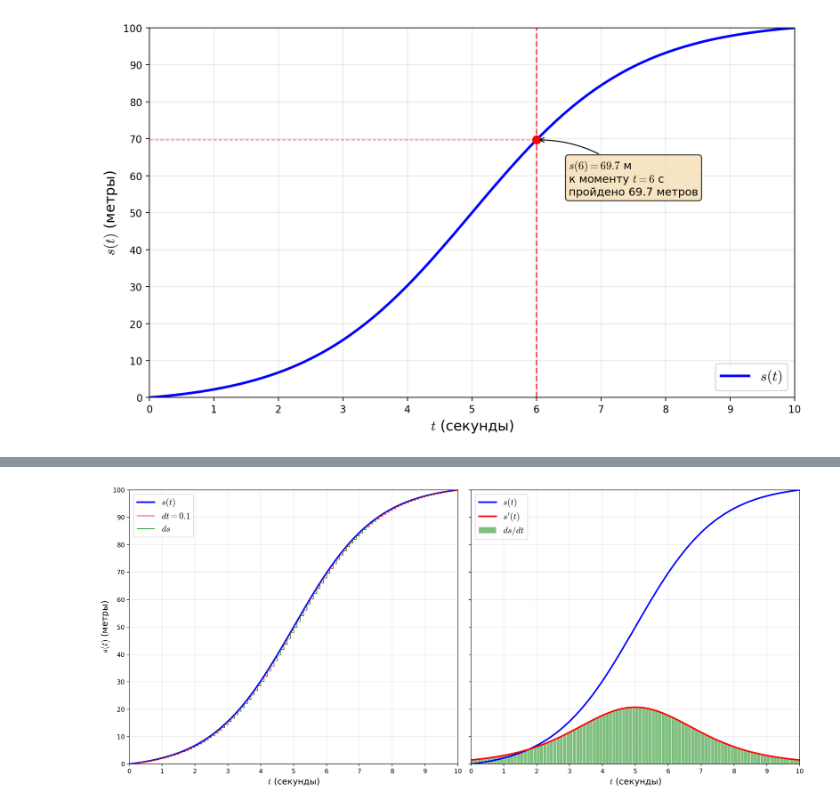
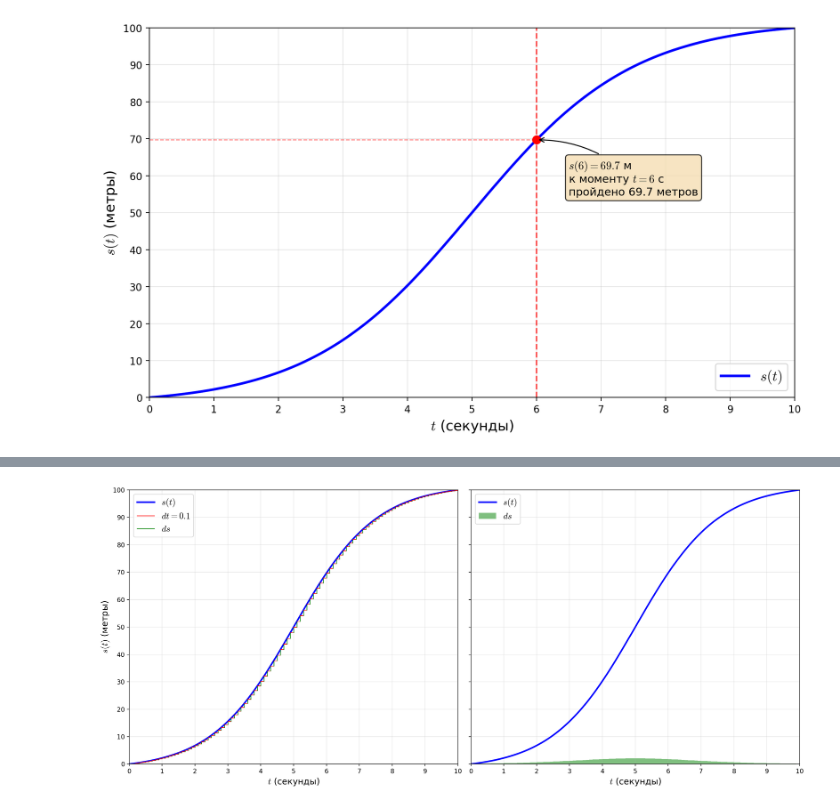
Before and after one commit to sabahtalateh/ainots, a Jupyter notebook: calculus/02-derivative-paradox.ipynb, the cells around one changed output, grey strips where cells are left out. Drawn from its saved outputs; the diff is of its cells as text; code cells hidden in the pictures.

```diff
--- a/calculus/02-derivative-paradox.ipynb
+++ b/calculus/02-derivative-paradox.ipynb
@@ -118,57 +185,54 @@ plt.show()
 # %%
 # ===== dt = 0.1 =====
-dt = 0.1
-n_intervals = int(10 / dt)  # 100 интервалов
+dt_01 = 0.1
+n_intervals_01 = int(10 / dt_01)  # 100 интервалов
 
-fig2, (ax3, ax4) = plt.subplots(1, 2, figsize=(16, 7), facecolor='white', sharey=True)
+fig3, (ax5, ax6) = plt.subplots(1, 2, figsize=(16, 7), facecolor='white', sharey=True)
 
 # ===== Левый график: с dt и ds =====
-ax3.set_facecolor('white')
-ax3.plot(t, s(t), 'b-', linewidth=2.5, label=r'$s(t)$')
+ax5.set_facecolor('white')
+ax5.plot(t, s(t), 'b-', linewidth=2.5, label=r'$s(t)$')
 
 # Выделяем dt и ds для интервалов
-for i in range(n_intervals):
-    t1 = i * dt
-    t2 = t1 + dt
+for i in range(n_intervals_01):
+    t1 = i * dt_01
+    t2 = t1 + dt_01
     s1, s2 = s(t1), s(t2)
 
     # Горизонтальная линия dt
-    ax3.plot([t1, t2], [s1, s1], 'r-', linewidth=1, label=r'$dt = 0.1$' if i == 0 else '')
+    ax5.plot([t1, t2], [s1, s1], 'r-', linewidth=1, label=r'$dt = 0.1$' if i == 0 else '')
 
     # Вертикальная линия ds
-    ax3.plot([t2, t2], [s1, s2], 'g-', linewidth=1, label=r'$ds$' if i == 0 else '')
+    ax5.plot([t2, t2], [s1, s2], 'g-', linewidth=1, label=r'$ds$' if i == 0 else '')
 
-ax3.set_xlabel(r'$t$ (секунды)', fontsize=14)
-ax3.set_ylabel(r'$s(t)$ (метры)', fontsize=14)
-ax3.set_xlim(0, 10)
-ax3.set_ylim(0, 100)
-ax3.set_xticks(range(0, 11))
-ax3.set_yticks(range(0, 110, 10))
-ax3.legend(loc='upper left', fontsize=14)
-ax3.grid(True, alpha=0.3)
+ax5.set_xlabel(r'$t$ (секунды)', fontsize=14)
+ax5.set_ylabel(r'$s(t)$ (метры)', fontsize=14)
+ax5.set_xlim(0, 10)
+ax5.set_ylim(0, 100)
+ax5.set_xticks(range(0, 11))
+ax5.set_yticks(range(0, 110, 10))
+ax5.legend(loc='upper left', fontsize=14)
+ax5.grid(True, alpha=0.3)
 
 # ===== Правый график: s(t) и столбики ds =====
-ax4.set_facecolor('white')
-ax4.plot(t, s(t), 'b-', linewidth=2.5, label=r'$s(t)$')
+ax6.set_facecolor('white')
+ax6.plot(t, s(t), 'b-', linewidth=2.5, label=r'$s(t)$')
 
-# Вычисляем ds/dt для каждого интервала (скорость)
-t_bars_01 = np.arange(dt/2, 10, dt)  # Центры столбиков
-ds_dt_values_01 = [(s((i+1)*dt) - s(i*dt)) / dt for i in range(n_intervals)]
+# Вычисляем ds для каждого интервала (без деления на dt!)
+t_bars_01 = np.arange(dt_01/2, 10, dt_01)  # Центры столбиков
+ds_values_01 = [s((i+1)*dt_01) - s(i*dt_01) for i in range(n_intervals_01)]
 
-# Столбики ds/dt (скорость)
-ax4.bar(t_bars_01, ds_dt_values_01, width=dt*0.9, alpha=0.5, color='green', label=r'$ds/dt$')
+# Столбики ds
+ax6.bar(t_bars_01, ds_values_01, width=dt_01, alpha=0.5, color='green', label=r'$ds$')
 
-# Линия производной s'(t)
-ax4.plot(t, s_derivative(t), 'r-', linewidth=2.5, label=r"$s'(t)$")
+ax6.set_xlabel(r'$t$ (секунды)', fontsize=14)
+ax6.set_xlim(0, 10)
+ax6.set_xticks(range(0, 11))
+ax6.legend(loc='upper left', fontsize=14)
 
-ax4.set_xlabel(r'$t$ (секунды)', fontsize=14)
-ax4.set_xlim(0, 10)
-ax4.set_xticks(range(0, 11))
-ax4.legend(loc='upper left', fontsize=14)
-
-ax4.grid(True, alpha=0.3)
+ax6.grid(True, alpha=0.3)
 
 plt.tight_layout()
 plt.show()
 # %% [output]
-[figure, old version]
+[figure, new version]
```
Also changed, not shown: parts of 5 cells of this notebook, 3 other files.
